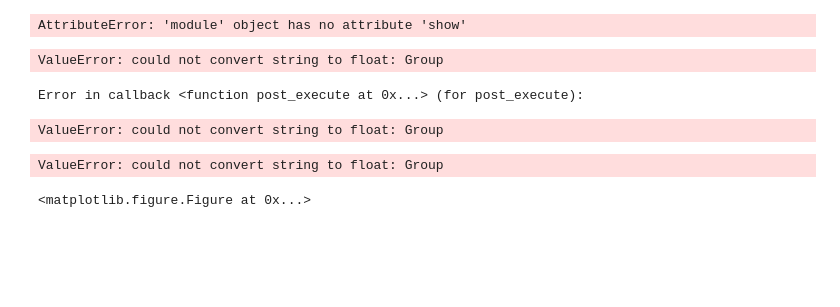
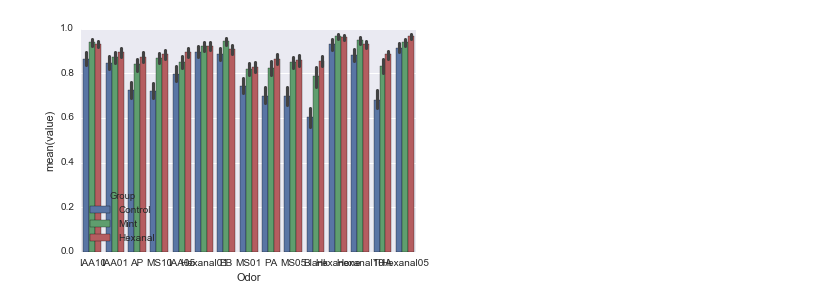
Before and after one commit to liu-annie/CaI, a Jupyter notebook: Make_Dataframes.ipynb, the cells around one changed output. Cells and saved outputs as stored; diff of their text form; code cells hidden in the pictures; blank space fills up the shorter version.

```diff
--- a/Make_Dataframes.ipynb
+++ b/Make_Dataframes.ipynb
@@ -73,17 +138,8 @@ df=pd.melt(df,'Group',var_name='Odor')
 # %%
-sns.barplot(x="Odor", y="value", hue='Group',palette={'Control':'r','Hexanal':'b','Mint':'g'},data=df);
-sns.
+# plt.plot(df[df.Group=='Control']['IAA10']);
+sns.barplot(x='Odor',y='value',hue='Group',data=df);
 # %% [output]
-AttributeError: 'module' object has no attribute 'show'
+[figure, added]
-# %%
-# plt.plot(df[df.Group=='Control']['IAA10']);
-plt.scatter(x='Group',y='value')
-# %% [output]
-ValueError: could not convert string to float: Group
-Error in callback <function post_execute at 0x...> (for post_execute):
-ValueError: could not convert string to float: Group
-ValueError: could not convert string to float: Group
-<matplotlib.figure.Figure at 0x...>
 # %%
 fullint=pd.DataFrame([])
 for date in trials.File.unique():
```
Also changed, not shown: parts of 12 cells of this notebook, 5 other files.
